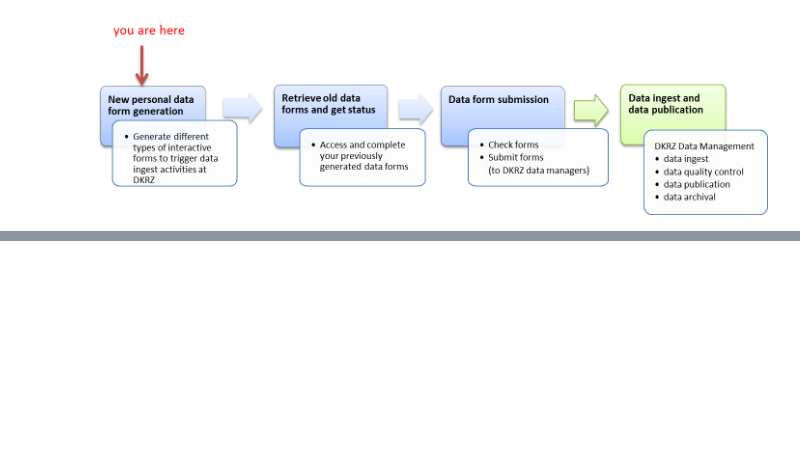
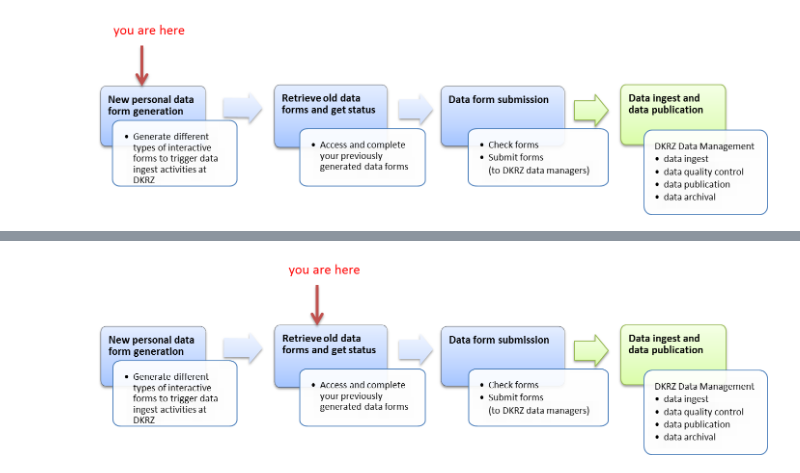
Before and after one commit to IS-ENES-Data/submission_forms, a Jupyter notebook: dkrz_forms/Templates/Create_Submission_Form.ipynb, the cells around one changed output, grey strips where cells are left out. Drawn from its saved outputs; the diff is of its cells as text; code cells hidden in the pictures; blank space fills up the shorter version.

```diff
--- a/dkrz_forms/Templates/Create_Submission_Form.ipynb
+++ b/dkrz_forms/Templates/Create_Submission_Form.ipynb
@@ -34,0 +44,5 @@ form_widgets.create_form()
+# %%
+from dkrz_forms import form_widgets
+form_widgets.show_status('form-retrieval')
+# %% [output]
+[figure, added]
```
Also changed, not shown: parts of 6 cells of this notebook, 20 other files.
